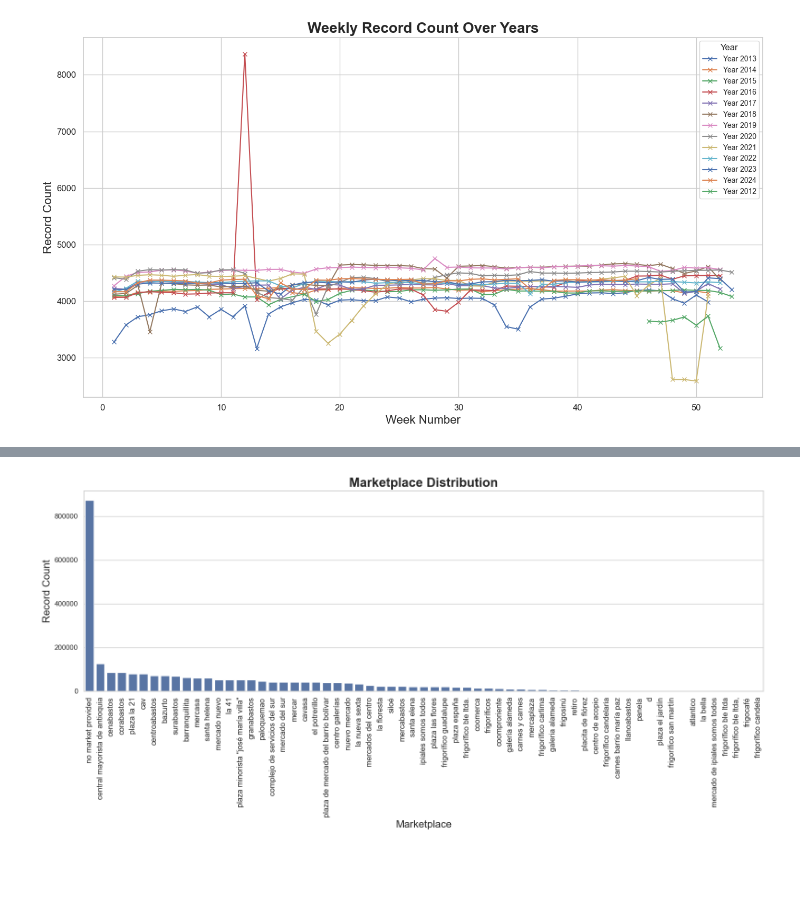
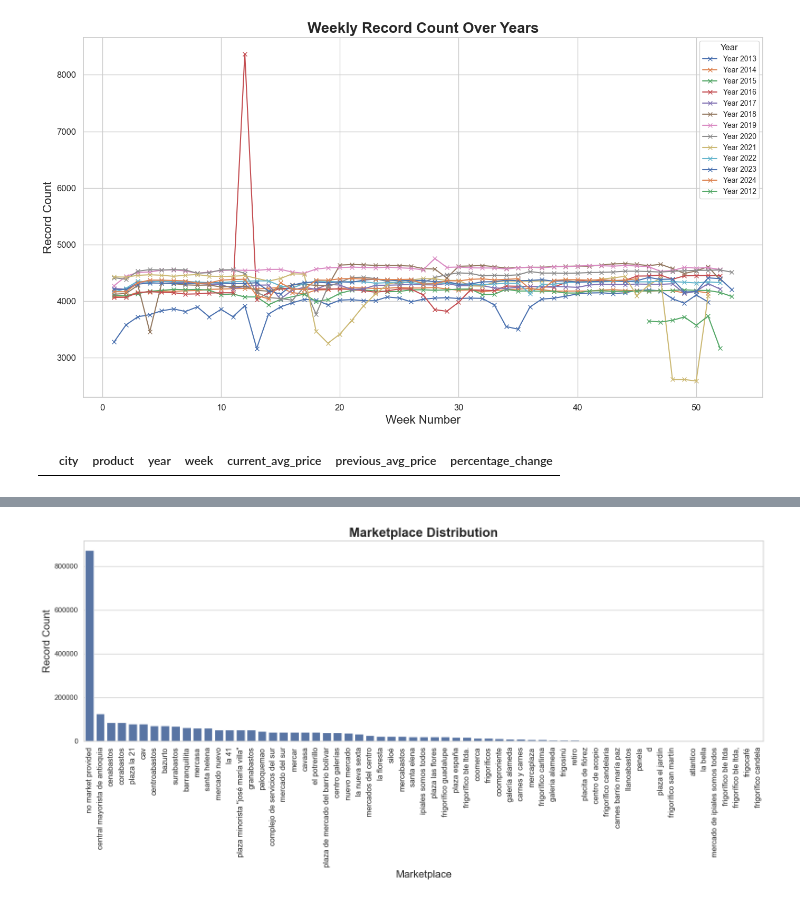
Before and after one commit to sebmatecho/sipsa_tracker, a Jupyter notebook: notebooks/EDA.ipynb, the cells around one changed output, grey strips where cells are left out. Drawn from its saved outputs; the diff is of its cells as text; code cells hidden in the pictures; blank space fills up the shorter version.

```diff
--- a/notebooks/EDA.ipynb
+++ b/notebooks/EDA.ipynb
@@ -204,6 +220,10 @@ ORDER BY percentage_change DESC;
 """
 df = run.queries_on_rds(query = query)
 df['product'] = df['product'].str.replace('_',' ').str.title()
+# %%
+df
+# %% [output]
+|  | city | product | year | week | current_avg_price | previous_avg_price | percentage_change |
 # %%
 # Split the DataFrame into increasing and decreasing products
 increases_df = df[df['percentage_change'] > 0]
```
Also changed, not shown: parts of 8 cells of this notebook, 2 other files.
